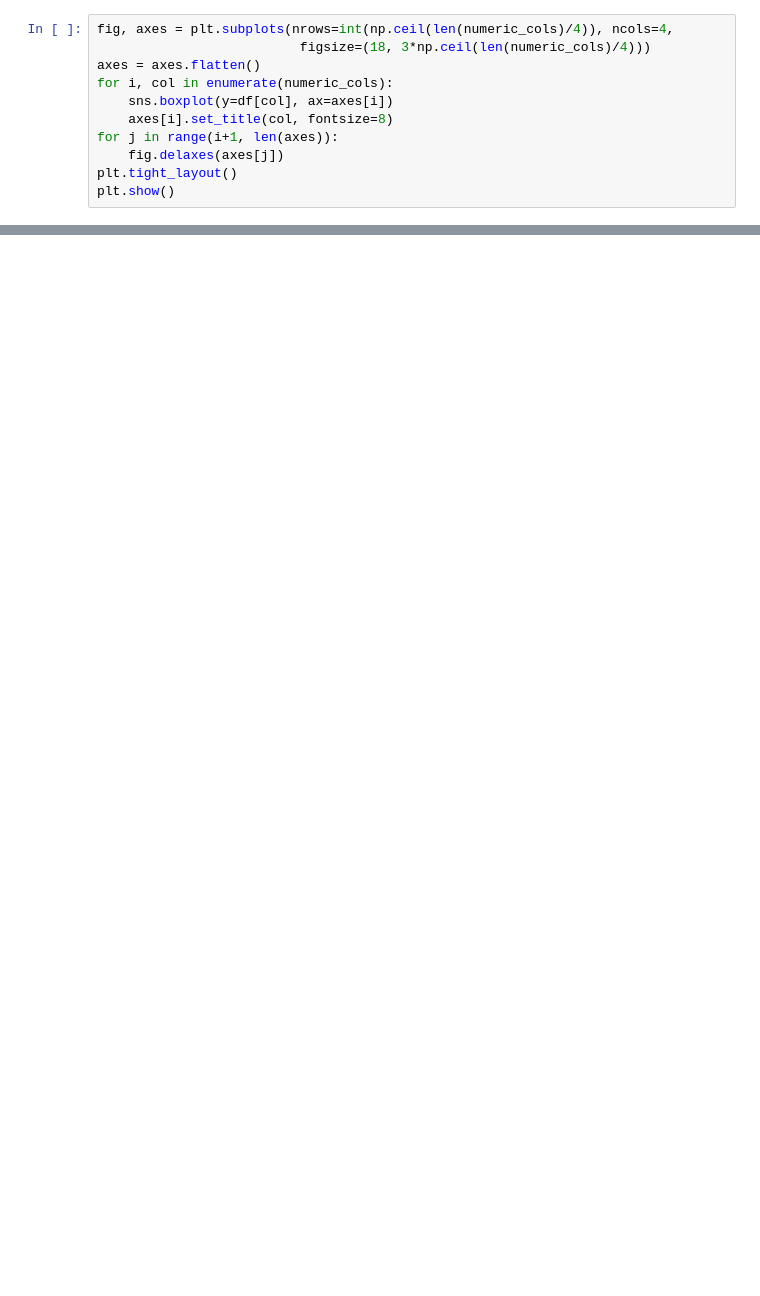
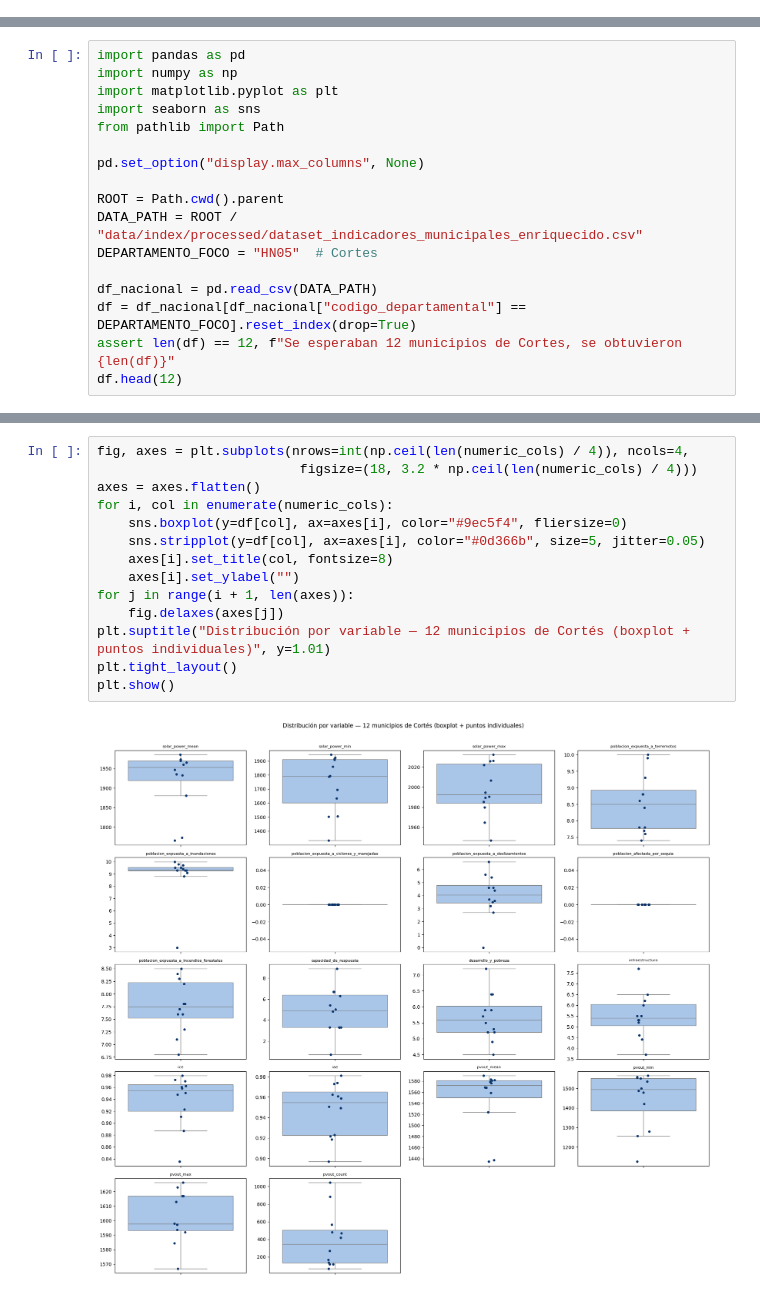
Before and after one commit to DiegoC-Diaz/honduras_solar_irradiation, a Jupyter notebook: notebooks/hn_index_part2.ipynb, the cells around one changed output, grey strips where cells are left out. Saved outputs shown, nothing was run; the diff lists cells and outputs as text; blank space fills up the shorter version.

```diff
--- a/notebooks/hn_index_part2.ipynb
+++ b/notebooks/hn_index_part2.ipynb
@@ -126,11 +0,0 @@ Name: outlier_count, dtype: int64
-# %%
-fig, axes = plt.subplots(nrows=int(np.ceil(len(numeric_cols)/4)), ncols=4,
-                          figsize=(18, 3*np.ceil(len(numeric_cols)/4)))
-axes = axes.flatten()
-for i, col in enumerate(numeric_cols):
-    sns.boxplot(y=df[col], ax=axes[i])
-    axes[i].set_title(col, fontsize=8)
-for j in range(i+1, len(axes)):
-    fig.delaxes(axes[j])
-plt.tight_layout()
-plt.show()
@@ -418,0 +20,17 @@ top10.head(10)
+# %%
+import pandas as pd
+import numpy as np
+import matplotlib.pyplot as plt
+import seaborn as sns
+from pathlib import Path
+
+pd.set_option("display.max_columns", None)
+
+ROOT = Path.cwd().parent
+DATA_PATH = ROOT / "data/index/processed/dataset_indicadores_municipales_enriquecido.csv"
+DEPARTAMENTO_FOCO = "HN05"  # Cortes
+
+df_nacional = pd.read_csv(DATA_PATH)
+df = df_nacional[df_nacional["codigo_departamental"] == DEPARTAMENTO_FOCO].reset_index(drop=True)
+assert len(df) == 12, f"Se esperaban 12 municipios de Cortes, se obtuvieron {len(df)}"
+df.head(12)
@@ -418,0 +161,16 @@ top10.head(10)
+# %%
+fig, axes = plt.subplots(nrows=int(np.ceil(len(numeric_cols) / 4)), ncols=4,
+                          figsize=(18, 3.2 * np.ceil(len(numeric_cols) / 4)))
+axes = axes.flatten()
+for i, col in enumerate(numeric_cols):
+    sns.boxplot(y=df[col], ax=axes[i], color="#9ec5f4", fliersize=0)
+    sns.stripplot(y=df[col], ax=axes[i], color="#0d366b", size=5, jitter=0.05)
+    axes[i].set_title(col, fontsize=8)
+    axes[i].set_ylabel("")
+for j in range(i + 1, len(axes)):
+    fig.delaxes(axes[j])
+plt.suptitle("Distribución por variable — 12 municipios de Cortés (boxplot + puntos individuales)", y=1.01)
+plt.tight_layout()
+plt.show()
+# %% [output]
+[figure, added]
```
Also changed, not shown: parts of 51 cells of this notebook, 6 other files.
